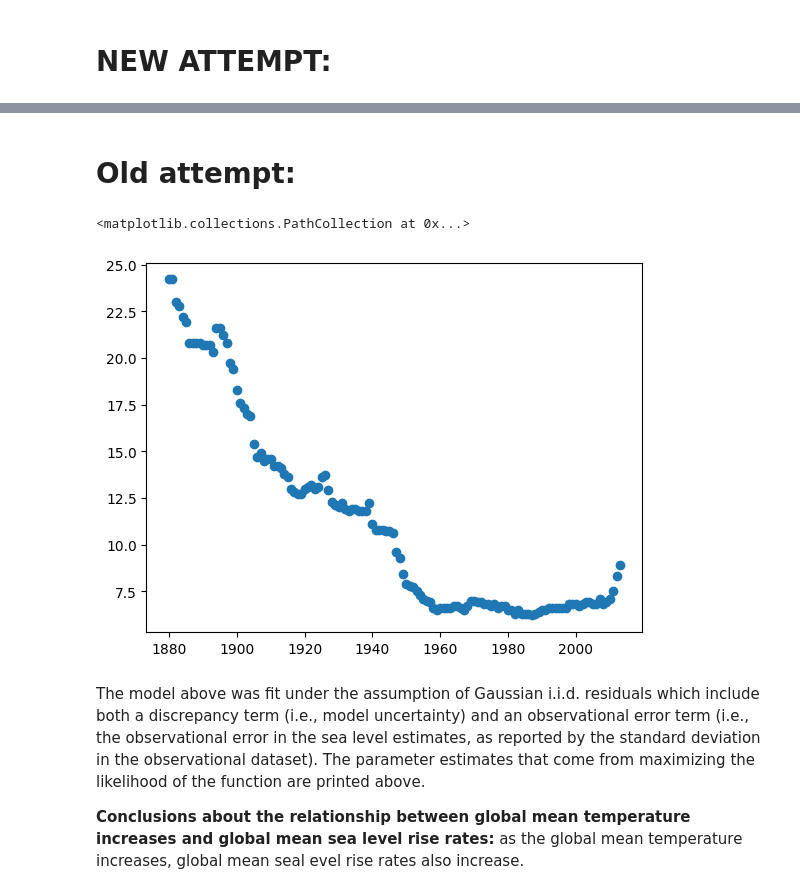
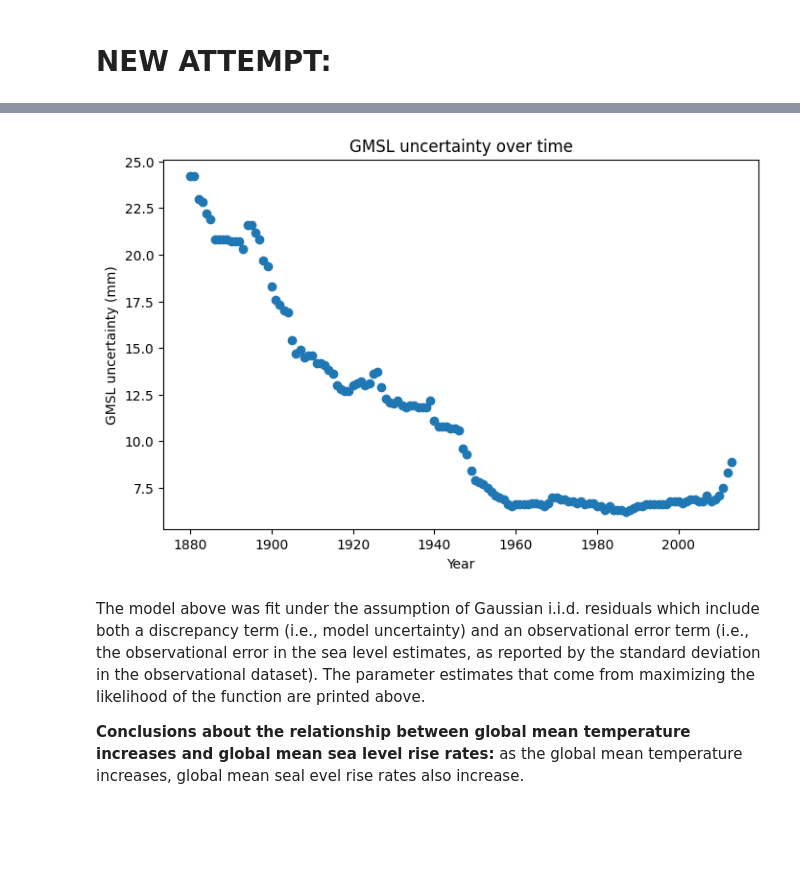
Before and after one commit to BEE4850-SP25/hw02-mcallen14, a Jupyter notebook: hw02.ipynb, the cells around one changed output, grey strips where cells are left out. Cells and saved outputs as stored; diff of their text form; code cells hidden in the pictures; blank space fills up the shorter version.

```diff
--- a/hw02.ipynb
+++ b/hw02.ipynb
@@ -274,2 +274,0 @@ neg_log_likelihood(params, sea_level_data = sea_filt['GMSL_anom_normalized'], se
-# %% [markdown]
-# Old attempt:
@@ -310,5 +275,10 @@ neg_log_likelihood(params, sea_level_data = sea_filt['GMSL_anom_normalized'], se
 # %%
+# Plot results
+plt.figure(figsize=(8, 5))
 plt.scatter(sea_filt['Time'], sea_filt["GMSL uncertainty (mm)"])
+plt.xlabel("Year")
+plt.ylabel("GMSL uncertainty (mm)")
+plt.title("GMSL uncertainty over time")
+plt.show()
 # %% [output]
-<matplotlib.collections.PathCollection at 0x...>
-[figure, old version]
+[figure, new version]
```
Also changed, not shown: parts of 41 cells of this notebook.
